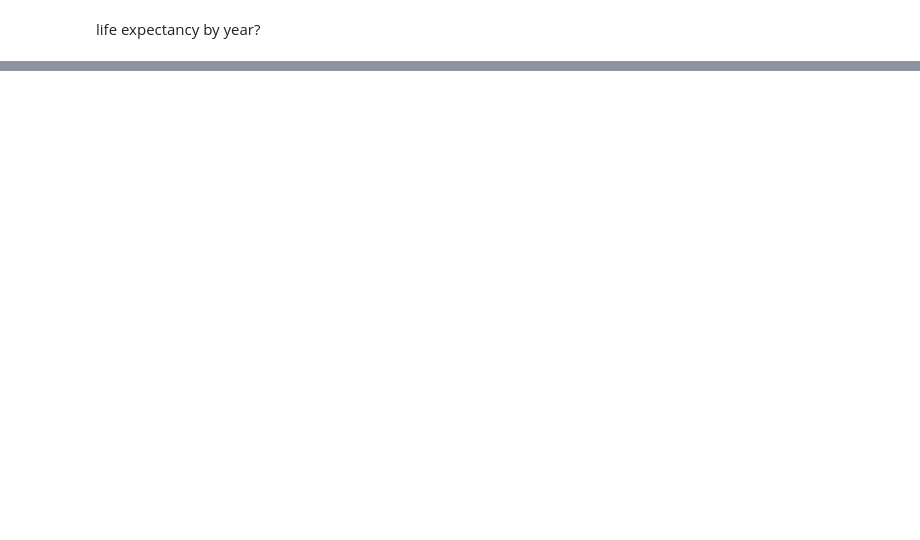
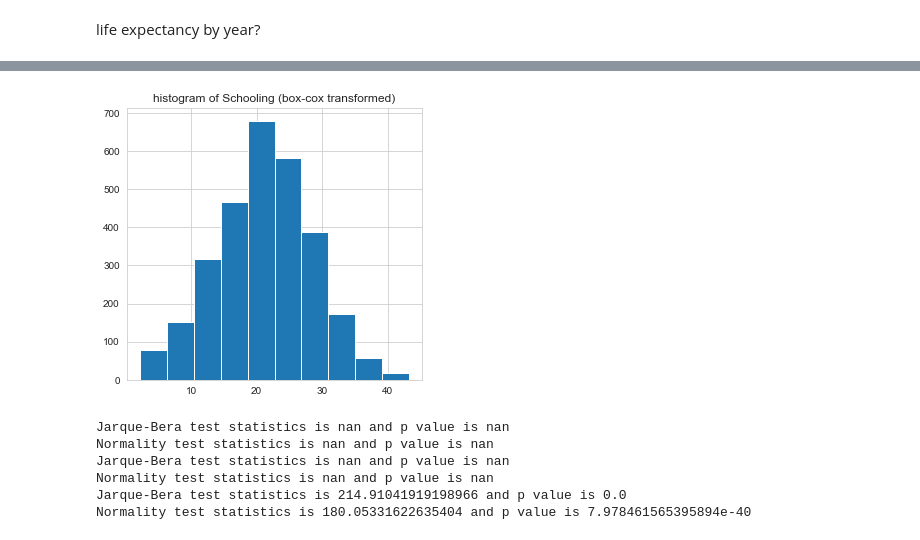
Before and after one commit to kathieking/Thinkful, a Jupyter notebook: check17_challenge-Copy1.ipynb, the cells around one changed output, grey strips where cells are left out. Cells and saved outputs as stored; diff of their text form; code cells hidden in the pictures; blank space fills up the shorter version.

```diff
--- a/check17_challenge-Copy1.ipynb
+++ b/check17_challenge-Copy1.ipynb
@@ -700,19 +1185,40 @@ In the feature engineering step, you need to select a suite of variables that yo
+# %%
+school_boxcox,_ = boxcox(lifeexpectancy_df[lifeexpectancy_df['Schooling'] > 0]['Schooling'])
+
+plt.figure(figsize=(18,5))
+
+
+plt.subplot(1, 3, 3)
+plt.hist(school_boxcox)
+plt.title("histogram of Schooling (box-cox transformed)")
+
+plt.show()
+# %% [output]
+[figure, added]
 # %%
-#veify statistically the distributions of log_transformed variables not normally distributed
-jb_stats = jarque_bera(np.sqrt(lifeexpectancy_df['log_Income composition of resources']))
-norm_stats = normaltest(np.sqrt(lifeexpectancy_df['log_Income composition of resources']))
+#veify statistically the distributions of boxcox variables not normally distributed
+jb_stats = jarque_bera(np.sqrt(income_boxcox))
+norm_stats = normaltest(np.sqrt(income_boxcox))
 
 print("Jarque-Bera test statistics is {0} and p value is {1}".format(jb_stats[0], jb_stats[1]))
 print("Normality test statistics is {0} and p value is {1}".format(norm_stats[0], norm_stats[1]))
 
-jb_stats = jarque_bera(np.sqrt(lifeexpectancy_df['log_HIV/AIDS']))
-norm_stats = normaltest(np.sqrt(lifeexpectancy_df['log_HIV/AIDS']))
+jb_stats = jarque_bera(np.sqrt(hiv_boxcox))
+norm_stats = normaltest(np.sqrt(hiv_boxcox))
 
 print("Jarque-Bera test statistics is {0} and p value is {1}".format(jb_stats[0], jb_stats[1]))
 print("Normality test statistics is {0} and p value is {1}".format(norm_stats[0], norm_stats[1]))
 
-jb_stats = jarque_bera(np.sqrt(lifeexpectancy_df['log_Schooling']))
-norm_stats = normaltest(np.sqrt(lifeexpectancy_df['log_Schooling']))
+
+jb_stats = jarque_bera(np.sqrt(school_boxcox))
+norm_stats = normaltest(np.sqrt(school_boxcox))
 
 print("Jarque-Bera test statistics is {0} and p value is {1}".format(jb_stats[0], jb_stats[1]))
 print("Normality test statistics is {0} and p value is {1}".format(norm_stats[0], norm_stats[1]))
+# %% [output]
+Jarque-Bera test statistics is nan and p value is nan
+Normality test statistics is nan and p value is nan
+Jarque-Bera test statistics is nan and p value is nan
+Normality test statistics is nan and p value is nan
+Jarque-Bera test statistics is 214.91041919198966 and p value is 0.0
+Normality test statistics is 180.05331622635404 and p value is 7.978461565395894e-40
```
Also changed, not shown: parts of 68 cells of this notebook.
